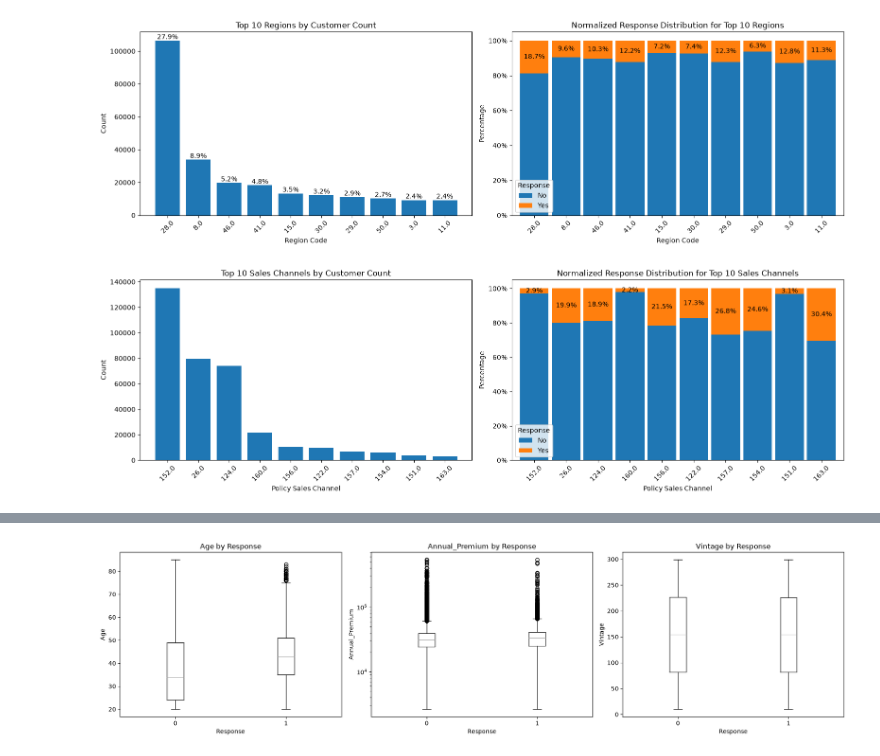
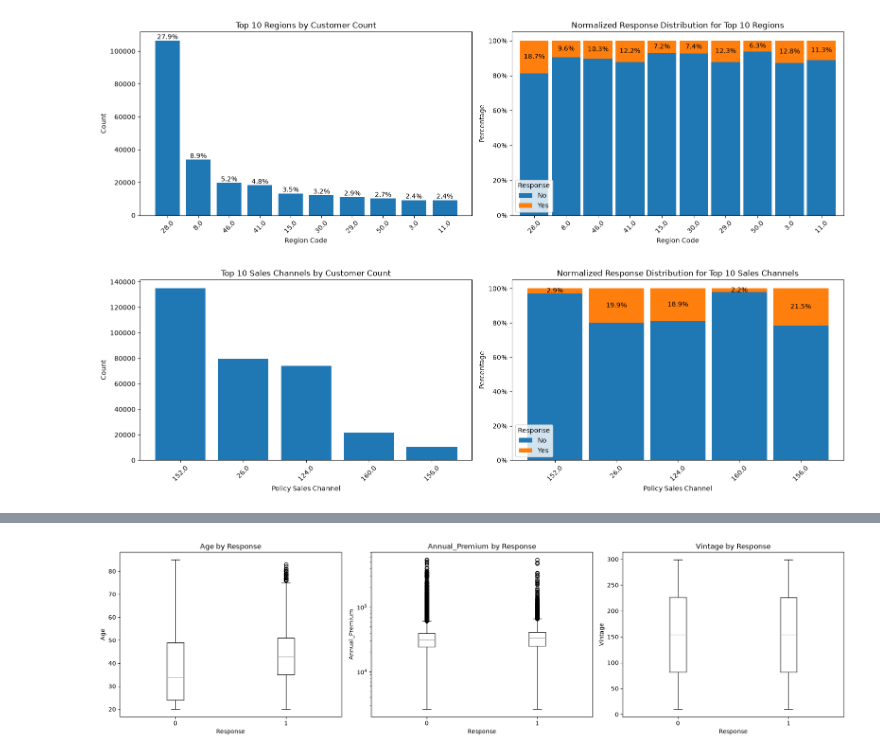
Before and after one commit to asherdata1/health-insurance-cross-sell-prediction, a Jupyter notebook: 02_notebooks/asher_eda.ipynb, the cells around one changed output, grey strips where cells are left out. Saved outputs shown, nothing was run; the diff lists cells and outputs as text; code cells hidden in the pictures.

```diff
--- a/02_notebooks/asher_eda.ipynb
+++ b/02_notebooks/asher_eda.ipynb
@@ -329,7 +383,7 @@ top_n = 10
 region_counts = (
     df["Region_Code"]
       .value_counts()
-      .head(top_n)
+      .head(10)
 )
 
 fig, axes = plt.subplots(1, 2, figsize=(16, 5))
@@ -408,7 +462,7 @@ plt.show()
 # %%
 top_n = 10
 
-channel_counts = df["Policy_Sales_Channel"].value_counts().head(top_n)
+channel_counts = df["Policy_Sales_Channel"].value_counts().head(5)
 
 fig, axes = plt.subplots(1, 2, figsize=(16, 5))
 
@@ -441,31 +495,31 @@ channel_response.plot(
     kind="bar",
     stacked=True,
     width=0.9,
     ax=axes[1]
 )
 
 axes[1].set_title(
     f"Normalized Response Distribution for Top {top_n} Sales Channels"
 )
 axes[1].set_xlabel("Policy Sales Channel")
 axes[1].set_ylabel("Percentage")
 axes[1].yaxis.set_major_formatter(PercentFormatter(1))
 axes[1].tick_params(axis="x", rotation=45)
 axes[1].legend(
     title="Response",
     labels=["No", "Yes"]
 )
 
 for i, rate in enumerate(channel_response[1]):
     axes[1].text(
         i,
         1 - rate / 2,
         f"{rate:.1%}",
         ha="center",
         va="center"
     )
 
 plt.tight_layout()
 plt.show()
 # %% [output]
-[figure, old version]
+[figure, new version]
```
Also changed, not shown: parts of 6 cells of this notebook, 2 other files.
